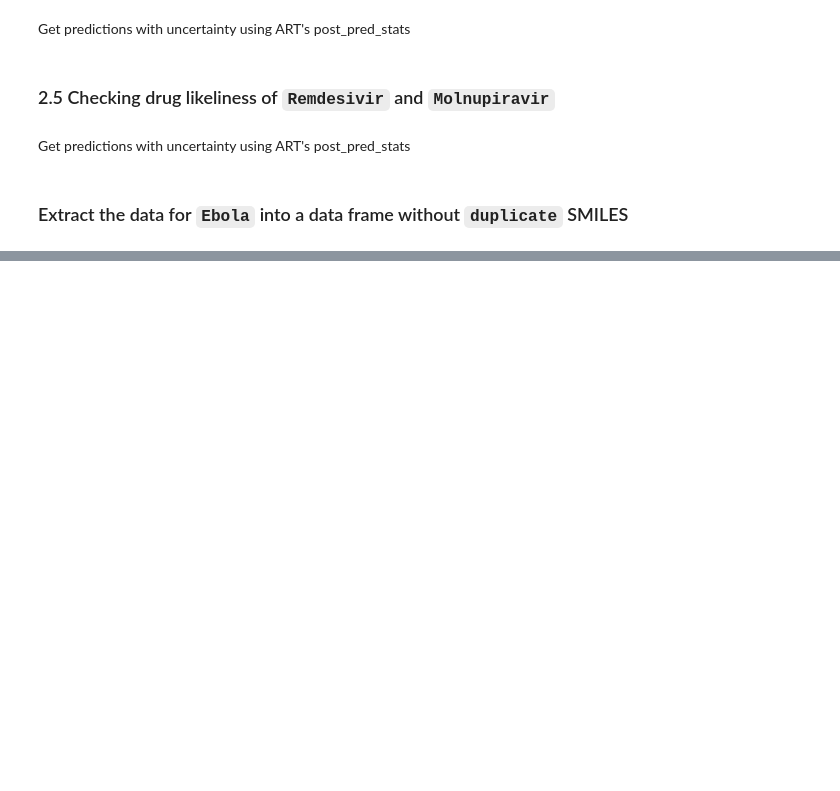
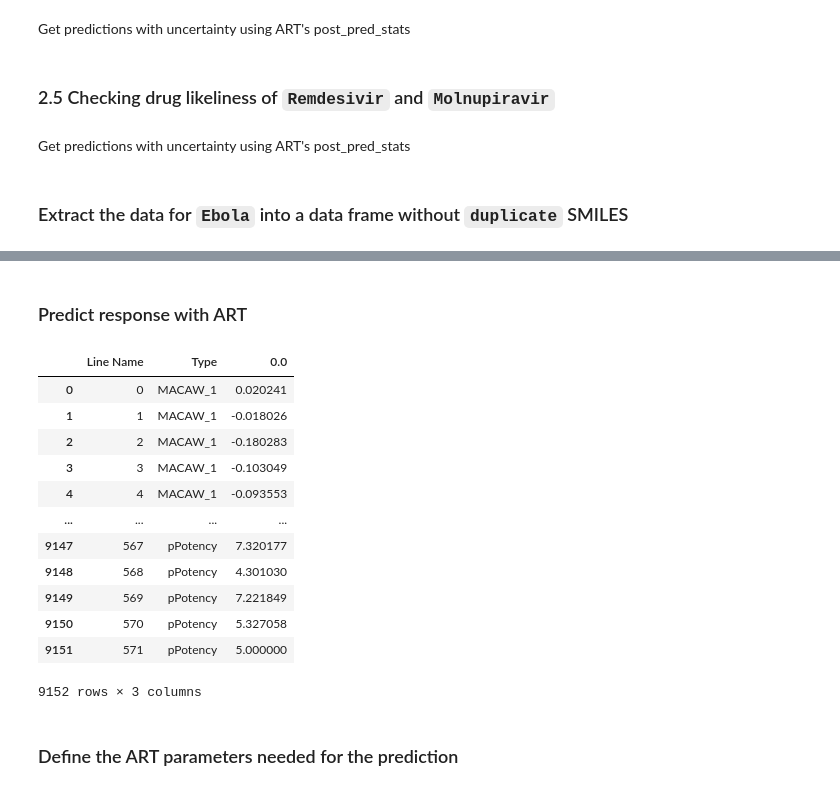
Before and after one commit to soumyadeepghosh35/DTRA_ART, a Jupyter notebook: DTRA_project_notebooks/Step5_ART_Ebola.ipynb, the cells around one changed output, grey strips where cells are left out. Saved outputs shown, nothing was run; the diff lists cells and outputs as text; code cells hidden in the pictures; blank space fills up the shorter version.

```diff
--- a/DTRA_project_notebooks/Step5_ART_Ebola.ipynb
+++ b/DTRA_project_notebooks/Step5_ART_Ebola.ipynb
@@ -472,0 +496,21 @@ EbolaVirusData_chEMBL_noDuplicates
+# %% [markdown]
+### Predict response with ART
+# %%
+combinedEbolaVirusData_chEMBL_noDuplicates_wMACAW_ARTready = pd.read_csv(modelBuildingDataDir + "combinedEbolaVirusData_chEMBL_noDuplicates_wMACAW_ARTready.csv")
+combinedEbolaVirusData_chEMBL_noDuplicates_wMACAW_ARTready
+# %% [output]
+|  | Line Name | Type | 0.0 |
+| 0 | 0 | MACAW_1 | 0.020241 |
+| 1 | 1 | MACAW_1 | -0.018026 |
+| 2 | 2 | MACAW_1 | -0.180283 |
+| 3 | 3 | MACAW_1 | -0.103049 |
+| 4 | 4 | MACAW_1 | -0.093553 |
+| ... | ... | ... | ... |
+| 9147 | 567 | pPotency | 7.320177 |
+| 9148 | 568 | pPotency | 4.301030 |
+| 9149 | 569 | pPotency | 7.221849 |
+| 9150 | 570 | pPotency | 5.327058 |
+| 9151 | 571 | pPotency | 5.000000 |
+9152 rows × 3 columns
+# %% [markdown]
+### Define the ART parameters needed for the prediction
```
Also changed, not shown: parts of 13 cells of this notebook, 4 other files.
